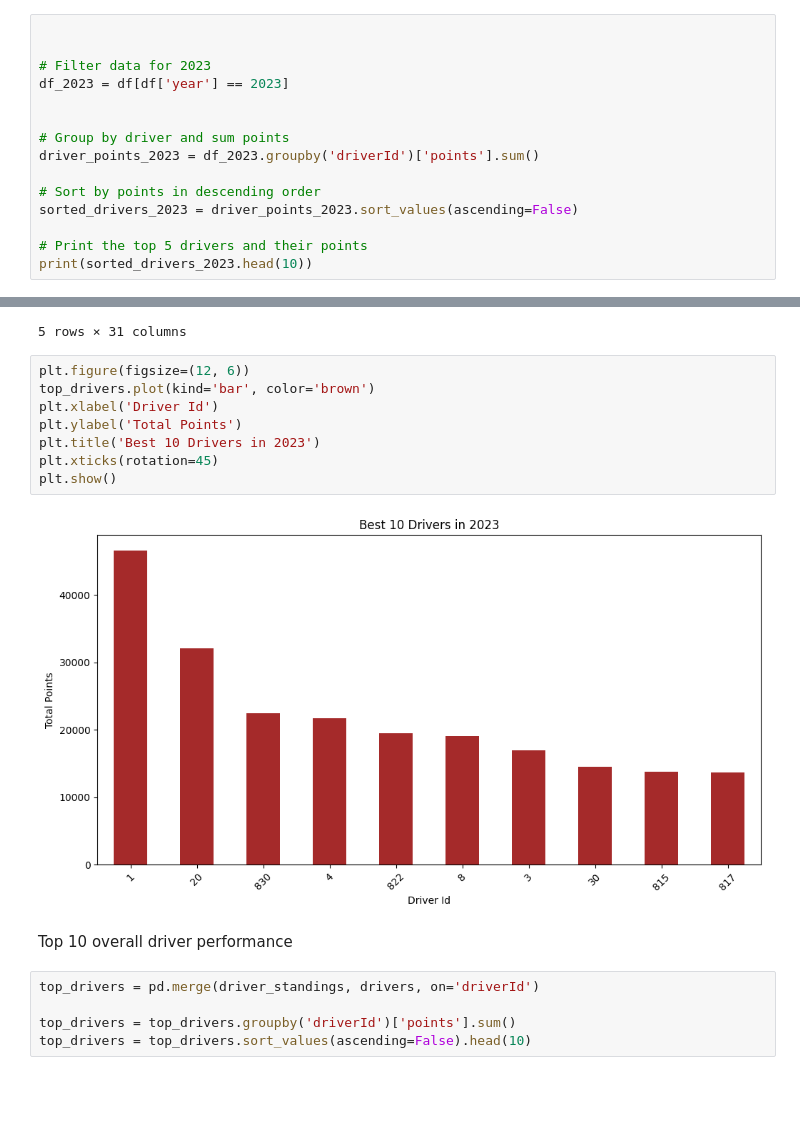
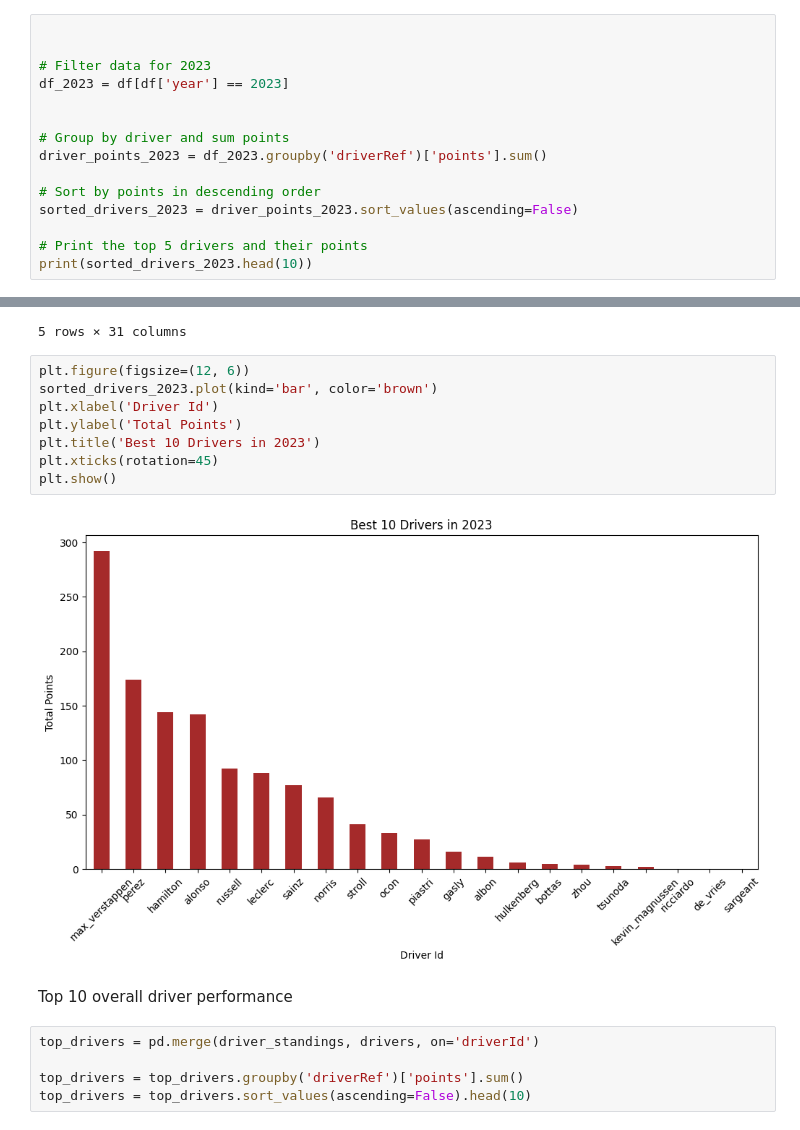
Before and after one commit to Meenakshipooranik/Formula1-Mini-Sprint, a Jupyter notebook: formula1.ipynb, the cells around one changed output, grey strips where cells are left out. Cells and saved outputs as stored; diff of their text form; blank space fills up the shorter version.

Commit message:
Driver name and points

```diff
--- a/formula1.ipynb
+++ b/formula1.ipynb
@@ -93,7 +114,7 @@ df_2023 = df[df['year'] == 2023]
 
 
 # Group by driver and sum points
-driver_points_2023 = df_2023.groupby('driverId')['points'].sum()
+driver_points_2023 = df_2023.groupby('driverRef')['points'].sum()
 
 # Sort by points in descending order
 sorted_drivers_2023 = driver_points_2023.sort_values(ascending=False)
@@ -129,20 +150,20 @@ df_2023.head()
 5 rows × 31 columns
 # %%
 plt.figure(figsize=(12, 6))
-top_drivers.plot(kind='bar', color='brown')
+sorted_drivers_2023.plot(kind='bar', color='brown')
 plt.xlabel('Driver Id')
 plt.ylabel('Total Points')
 plt.title('Best 10 Drivers in 2023')
 plt.xticks(rotation=45)
 plt.show()
 # %% [output]
-[figure, old version]
+[figure, new version]
 # %% [markdown]
 Top 10 overall driver performance
 # %%
 top_drivers = pd.merge(driver_standings, drivers, on='driverId')
 
-top_drivers = top_drivers.groupby('driverId')['points'].sum()
+top_drivers = top_drivers.groupby('driverRef')['points'].sum()
 top_drivers = top_drivers.sort_values(ascending=False).head(10)
 # %%
 print(top_drivers)
```
Also changed, not shown: parts of 9 cells of this notebook.
